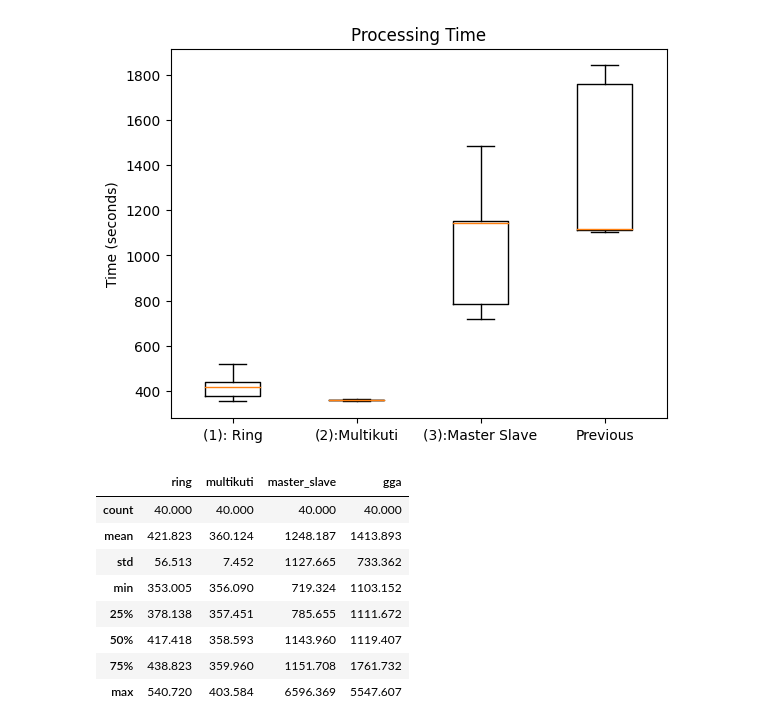
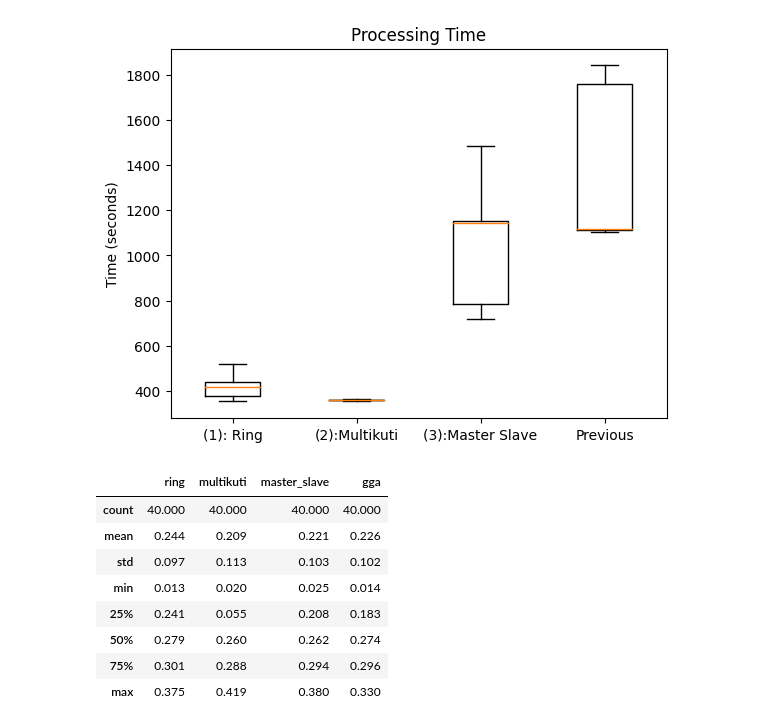
Before and after one commit to Chideme/island_genetic_algrorithm, a Jupyter notebook: downtrend.ipynb, the cells around one changed output. Saved outputs shown, nothing was run; the diff lists cells and outputs as text; code cells hidden in the pictures.

```diff
--- a/downtrend.ipynb
+++ b/downtrend.ipynb
@@ -271,16 +271,16 @@ plt.show()
 # %% [output]
 [figure]
 # %%
-df = pd.DataFrame(speed_data).T
+df = pd.DataFrame(mdd_data).T
 df.columns = evolve_strategy
 df.describe().round(3)
 # %% [output]
 |  | ring | multikuti | master_slave | gga |
 | count | 40.000 | 40.000 | 40.000 | 40.000 |
-| mean | 421.823 | 360.124 | 1248.187 | 1413.893 |
-| std | 56.513 | 7.452 | 1127.665 | 733.362 |
-| min | 353.005 | 356.090 | 719.324 | 1103.152 |
-| 25% | 378.138 | 357.451 | 785.655 | 1111.672 |
-| 50% | 417.418 | 358.593 | 1143.960 | 1119.407 |
-| 75% | 438.823 | 359.960 | 1151.708 | 1761.732 |
-| max | 540.720 | 403.584 | 6596.369 | 5547.607 |
+| mean | 0.244 | 0.209 | 0.221 | 0.226 |
+| std | 0.097 | 0.113 | 0.103 | 0.102 |
+| min | 0.013 | 0.020 | 0.025 | 0.014 |
+| 25% | 0.241 | 0.055 | 0.208 | 0.183 |
+| 50% | 0.279 | 0.260 | 0.262 | 0.274 |
+| 75% | 0.301 | 0.288 | 0.294 | 0.296 |
+| max | 0.375 | 0.419 | 0.380 | 0.330 |
```
Also changed, not shown: parts of 1 cell of this notebook, 3 other files.
